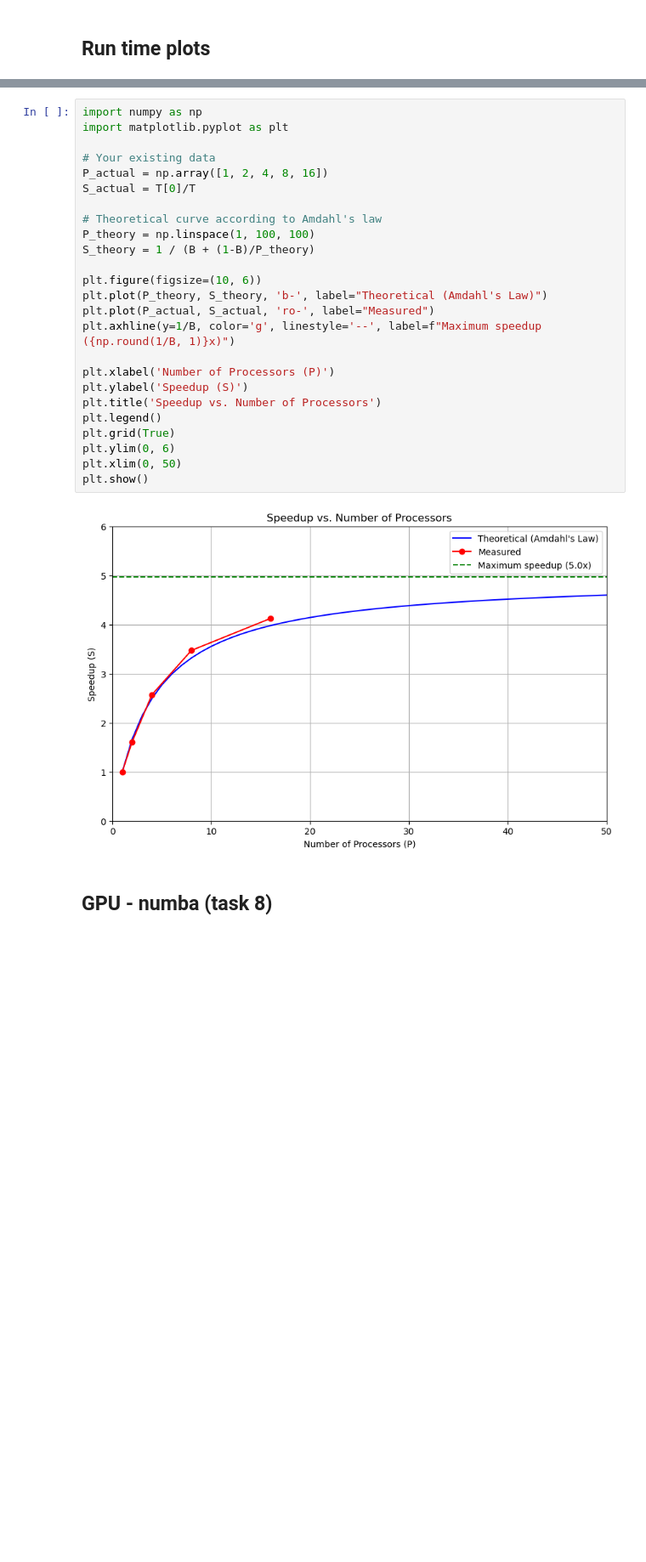
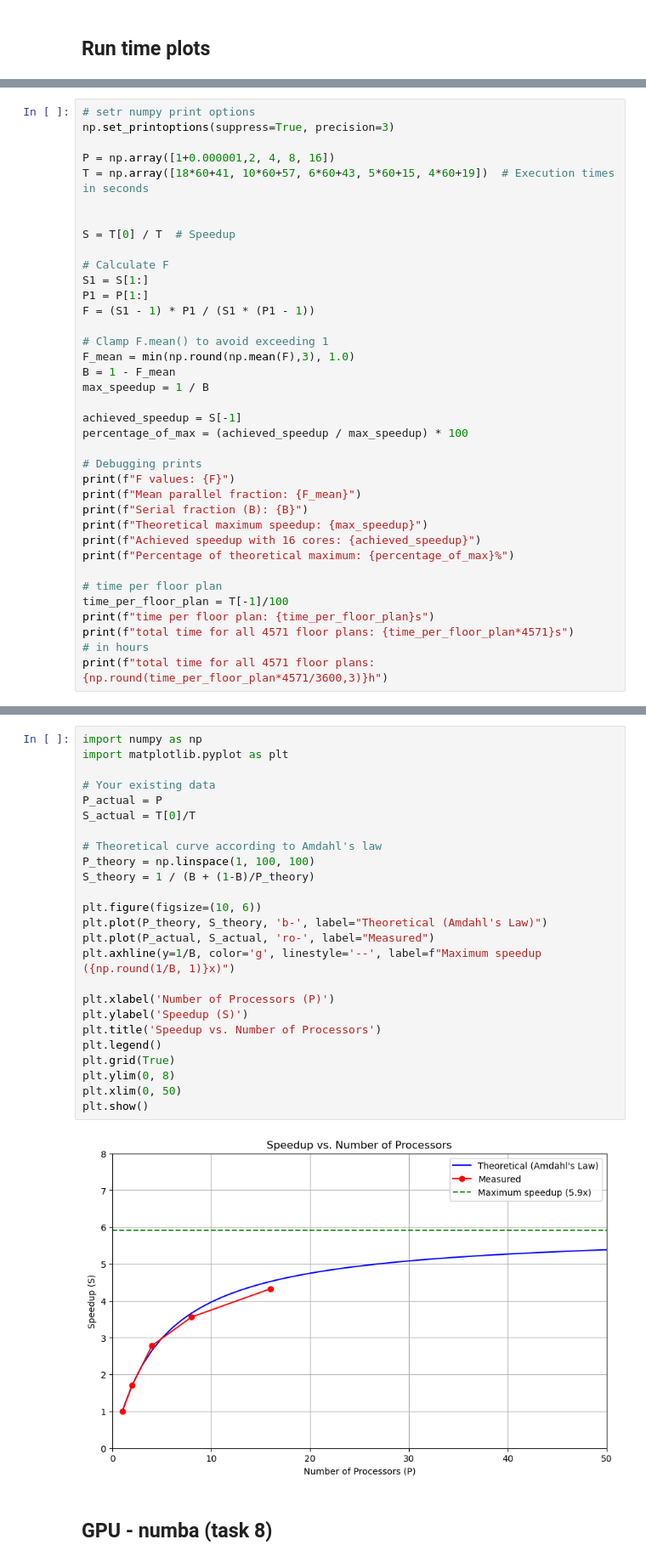
Before and after one commit to Xaelda/pyhpc-wallheating-project, a Jupyter notebook: Mads_jupyter.ipynb, the cells around one changed output, grey strips where cells are left out. Shown: that part at 85% size. Cells and saved outputs as stored; diff of their text form; blank space fills up the shorter version.

```diff
--- a/Mads_jupyter.ipynb
+++ b/Mads_jupyter.ipynb
@@ -501,0 +402,37 @@ Percentage of theoretical maximum: 83.1%
+# %%
+# setr numpy print options
+np.set_printoptions(suppress=True, precision=3)
+
+P = np.array([1+0.000001,2, 4, 8, 16])
+T = np.array([18*60+41, 10*60+57, 6*60+43, 5*60+15, 4*60+19])  # Execution times in seconds
+
+
+S = T[0] / T  # Speedup
+
+# Calculate F
+S1 = S[1:]
+P1 = P[1:]
+F = (S1 - 1) * P1 / (S1 * (P1 - 1))
+
+# Clamp F.mean() to avoid exceeding 1
+F_mean = min(np.round(np.mean(F),3), 1.0)
+B = 1 - F_mean
+max_speedup = 1 / B
+
+achieved_speedup = S[-1]
+percentage_of_max = (achieved_speedup / max_speedup) * 100
+
+# Debugging prints
+print(f"F values: {F}")
+print(f"Mean parallel fraction: {F_mean}")
+print(f"Serial fraction (B): {B}")
+print(f"Theoretical maximum speedup: {max_speedup}")
+print(f"Achieved speedup with 16 cores: {achieved_speedup}")
+print(f"Percentage of theoretical maximum: {percentage_of_max}%")
+
+# time per floor plan
+time_per_floor_plan = T[-1]/100
+print(f"time per floor plan: {time_per_floor_plan}s")
+print(f"total time for all 4571 floor plans: {time_per_floor_plan*4571}s")
+# in hours
+print(f"total time for all 4571 floor plans: {np.round(time_per_floor_plan*4571/3600,3)}h")
@@ -502,30 +449,30 @@ Percentage of theoretical maximum: 83.1%
 # %%
 import numpy as np
 import matplotlib.pyplot as plt
 
 # Your existing data
-P_actual = np.array([1, 2, 4, 8, 16])
+P_actual = P
 S_actual = T[0]/T
 
 # Theoretical curve according to Amdahl's law
 P_theory = np.linspace(1, 100, 100)
 S_theory = 1 / (B + (1-B)/P_theory)
 
 plt.figure(figsize=(10, 6))
 plt.plot(P_theory, S_theory, 'b-', label="Theoretical (Amdahl's Law)")
 plt.plot(P_actual, S_actual, 'ro-', label="Measured")
 plt.axhline(y=1/B, color='g', linestyle='--', label=f"Maximum speedup ({np.round(1/B, 1)}x)")
 
 plt.xlabel('Number of Processors (P)')
 plt.ylabel('Speedup (S)')
 plt.title('Speedup vs. Number of Processors')
 plt.legend()
 plt.grid(True)
-plt.ylim(0, 6)
+plt.ylim(0, 8)
 plt.xlim(0, 50)
 plt.show()
 # %% [output]
-[figure, old version]
+[figure, new version]
 # %% [markdown]
 ## GPU - numba (task 8)
 # %%
```
Also changed, not shown: parts of 8 cells of this notebook.
